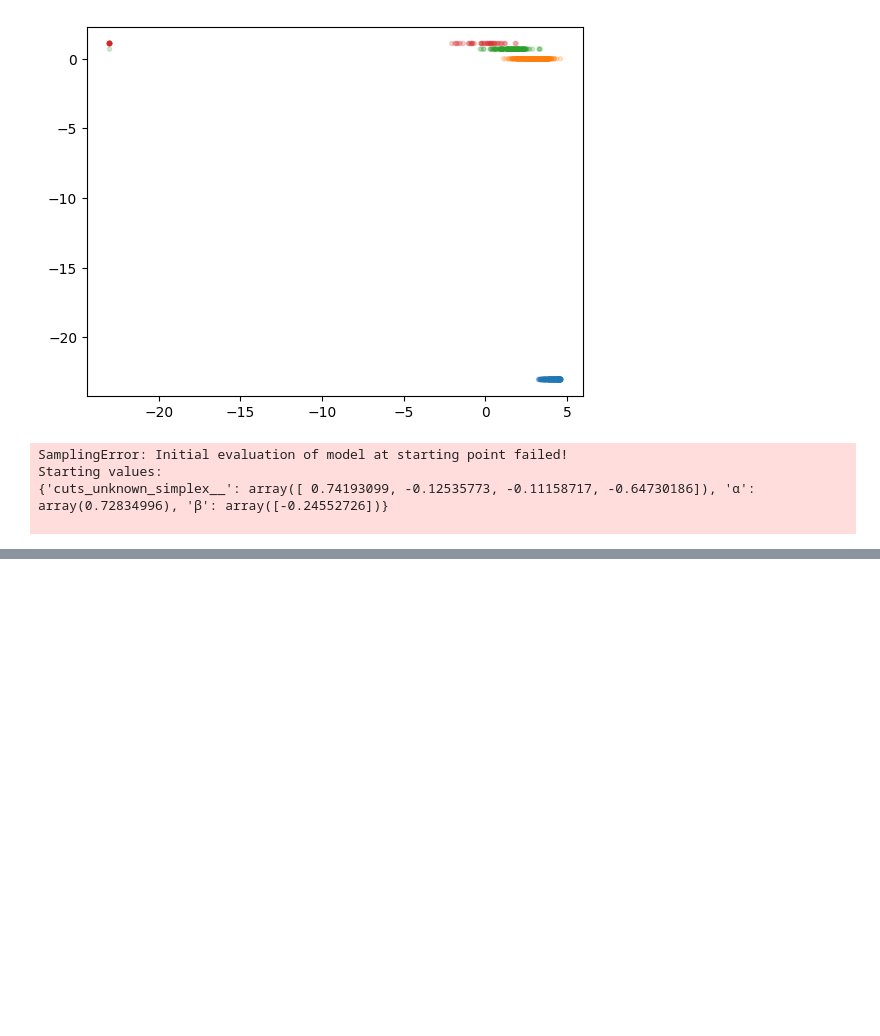
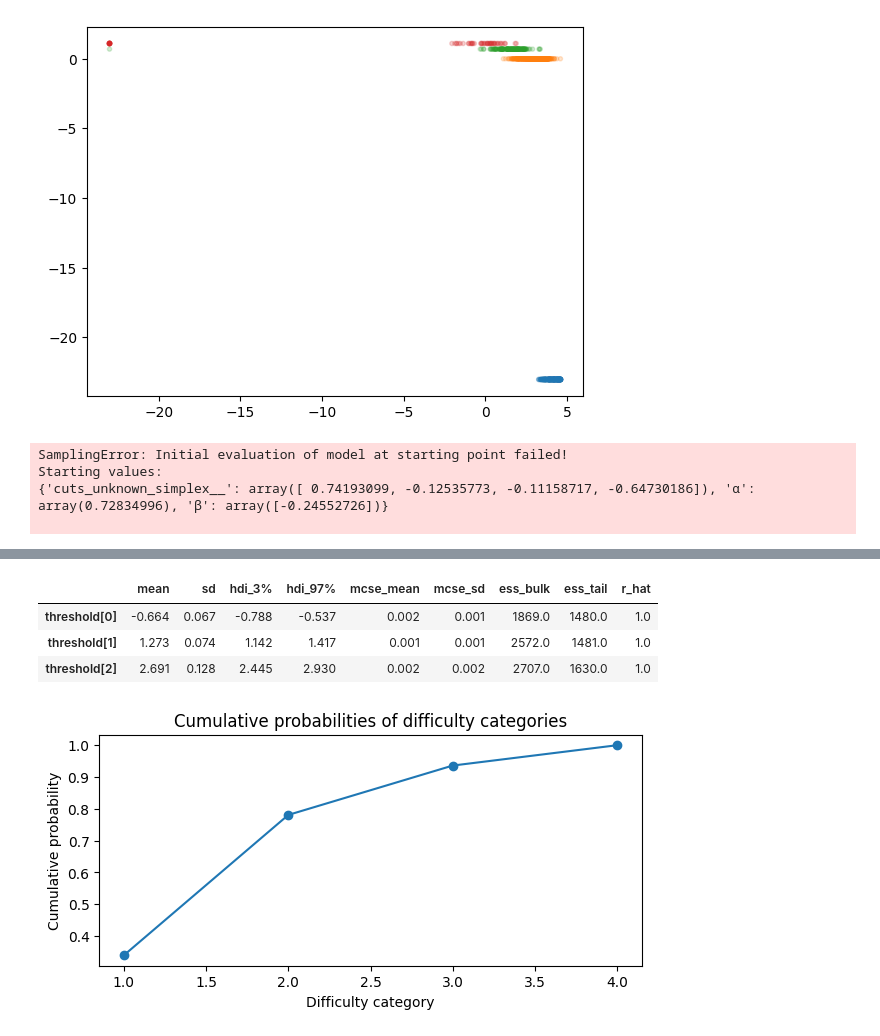
Before and after one commit to jacksone1/DataSci, a Jupyter notebook: DataSciUnit5ProjectClean.ipynb, the cells around one changed output, grey strips where cells are left out. Cells and saved outputs as stored; diff of their text form; code cells hidden in the pictures; blank space fills up the shorter version.

```diff
--- a/DataSciUnit5ProjectClean.ipynb
+++ b/DataSciUnit5ProjectClean.ipynb
@@ -636,0 +710,3 @@ PlotTwo(idata_difficulty_ld)
+# %%
+bambi_model = bmb.Model("difficulty ~ 0", data=level_data_df, family="cumulative")
+bambi_idata = bambi_model.fit(random_seed=340)
@@ -636,0 +734,19 @@ PlotTwo(idata_difficulty_ld)
+# %%
+az.summary(bambi_idata)
+# %% [output]
+|  | mean | sd | hdi_3% | hdi_97% | mcse_mean | mcse_sd | ess_bulk | ess_tail | r_hat |
+| threshold[0] | -0.664 | 0.067 | -0.788 | -0.537 | 0.002 | 0.001 | 1869.0 | 1480.0 | 1.0 |
+| threshold[1] | 1.273 | 0.074 | 1.142 | 1.417 | 0.001 | 0.001 | 2572.0 | 1481.0 | 1.0 |
+| threshold[2] | 2.691 | 0.128 | 2.445 | 2.930 | 0.002 | 0.002 | 2707.0 | 1630.0 | 1.0 |
+# %%
+expit_func = lambda x: 1 / (1 + np.exp(-x))
+cumprobs = expit_func(bambi_idata.posterior.threshold).mean(("chain", "draw"))
+cumprobs = np.append(cumprobs, 1)
+
+plt.figure(figsize=(7, 3))
+plt.plot(sorted(level_data_df.difficulty.unique()), cumprobs, marker='o')
+plt.ylabel("Cumulative probability")
+plt.xlabel("Difficulty category")
+plt.title("Cumulative probabilities of difficulty categories");
+# %% [output]
+[figure, added]
```
Also changed, not shown: parts of 27 cells of this notebook.
